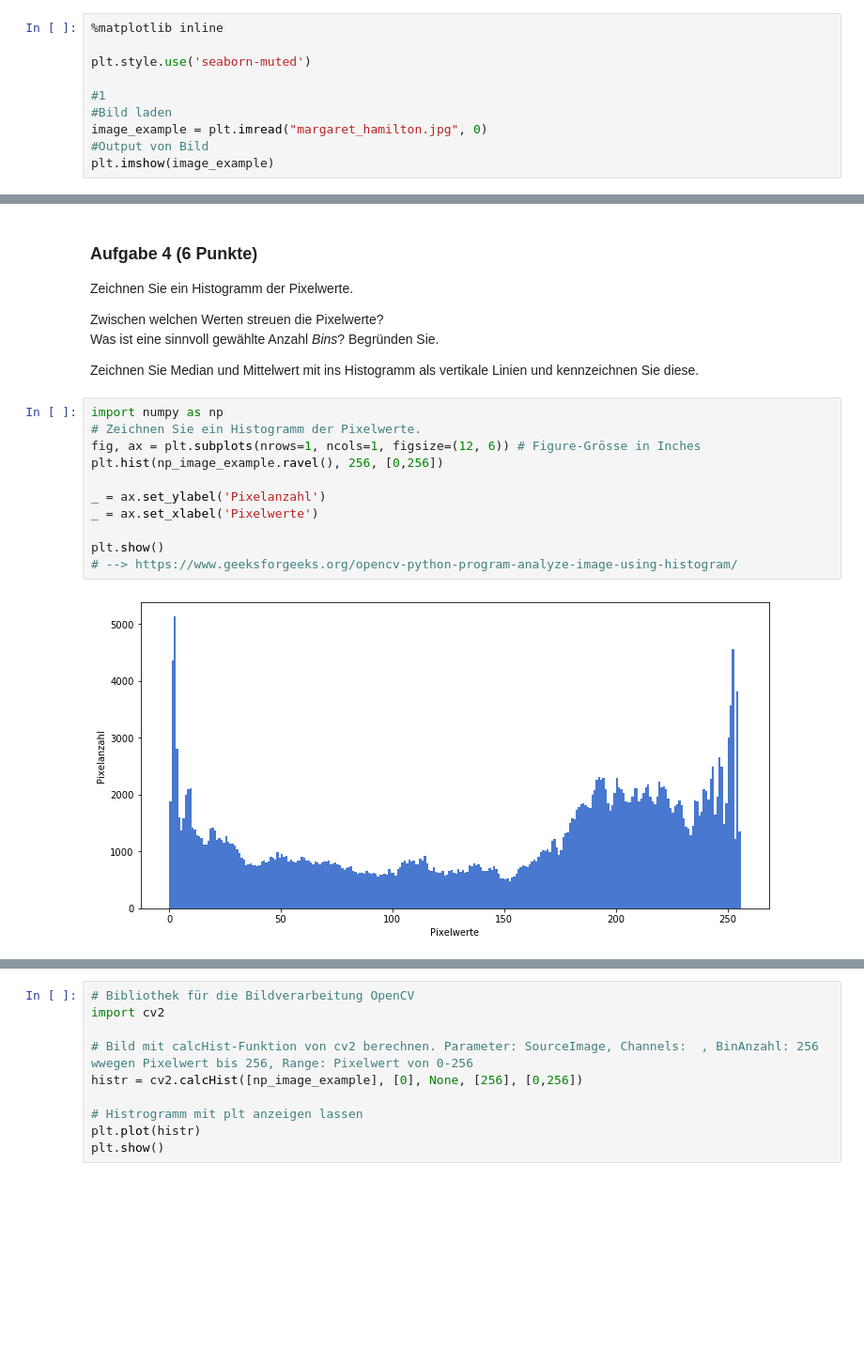
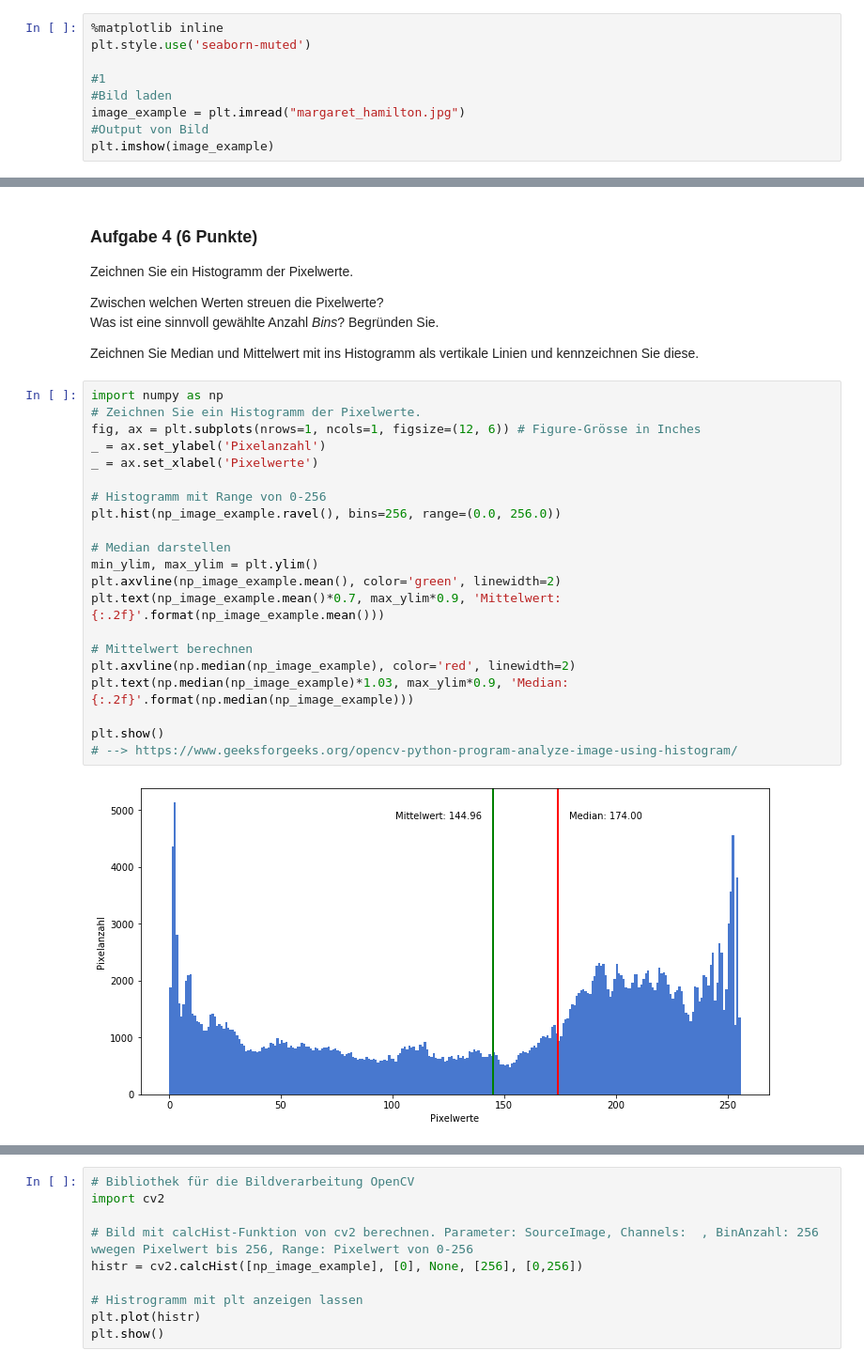
Before and after one commit to JuliaLauraMueller/dsp_hs2019, a Jupyter notebook: assignments/assignment07/exercise07.ipynb, the cells around one changed output, grey strips where cells are left out. Shown at 94% size. Saved outputs shown, nothing was run; the diff lists cells and outputs as text; blank space fills up the shorter version.

```diff
--- a/assignments/assignment07/exercise07.ipynb
+++ b/assignments/assignment07/exercise07.ipynb
@@ -39,12 +39,11 @@ import matplotlib.pyplot as plt
 import numpy as np
 # %%
 %matplotlib inline
-
 plt.style.use('seaborn-muted')
 
 #1
 #Bild laden
-image_example = plt.imread("margaret_hamilton.jpg", 0)
+image_example = plt.imread("margaret_hamilton.jpg")
 #Output von Bild
 plt.imshow(image_example)
 # %% [output]
@@ -150,16 +149,26 @@ Zeichnen Sie Median und Mittelwert mit ins Histogramm als vertikale Linien und k
 # %%
 import numpy as np
 # Zeichnen Sie ein Histogramm der Pixelwerte.
 fig, ax = plt.subplots(nrows=1, ncols=1, figsize=(12, 6)) # Figure-Grösse in Inches
-plt.hist(np_image_example.ravel(), 256, [0,256])
-
 _ = ax.set_ylabel('Pixelanzahl')
 _ = ax.set_xlabel('Pixelwerte')
 
+# Histogramm mit Range von 0-256
+plt.hist(np_image_example.ravel(), bins=256, range=(0.0, 256.0))
+
+# Median darstellen
+min_ylim, max_ylim = plt.ylim()
+plt.axvline(np_image_example.mean(), color='green', linewidth=2)
+plt.text(np_image_example.mean()*0.7, max_ylim*0.9, 'Mittelwert: {:.2f}'.format(np_image_example.mean()))
+
+# Mittelwert berechnen
+plt.axvline(np.median(np_image_example), color='red', linewidth=2)
+plt.text(np.median(np_image_example)*1.03, max_ylim*0.9, 'Median: {:.2f}'.format(np.median(np_image_example)))
+
 plt.show()
 # --> https://www.geeksforgeeks.org/opencv-python-program-analyze-image-using-histogram/
 # %% [output]
-[figure, old version]
+[figure, new version]
 # %% [markdown]
 Zwischen welchen Werten streuen die Pixelwerte?
 
```
Also changed, not shown: parts of 12 cells of this notebook, 2 other files.
